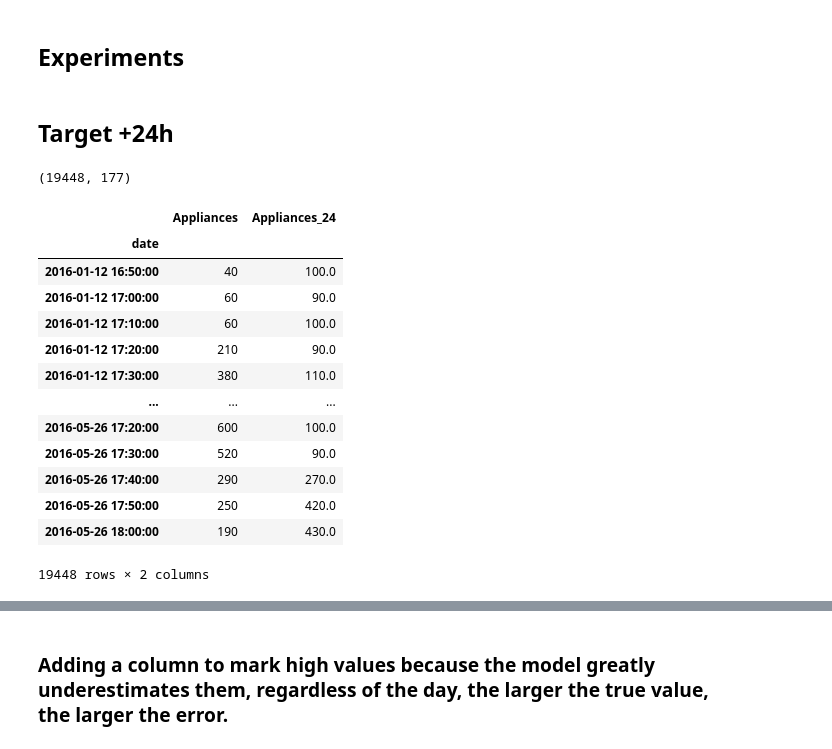
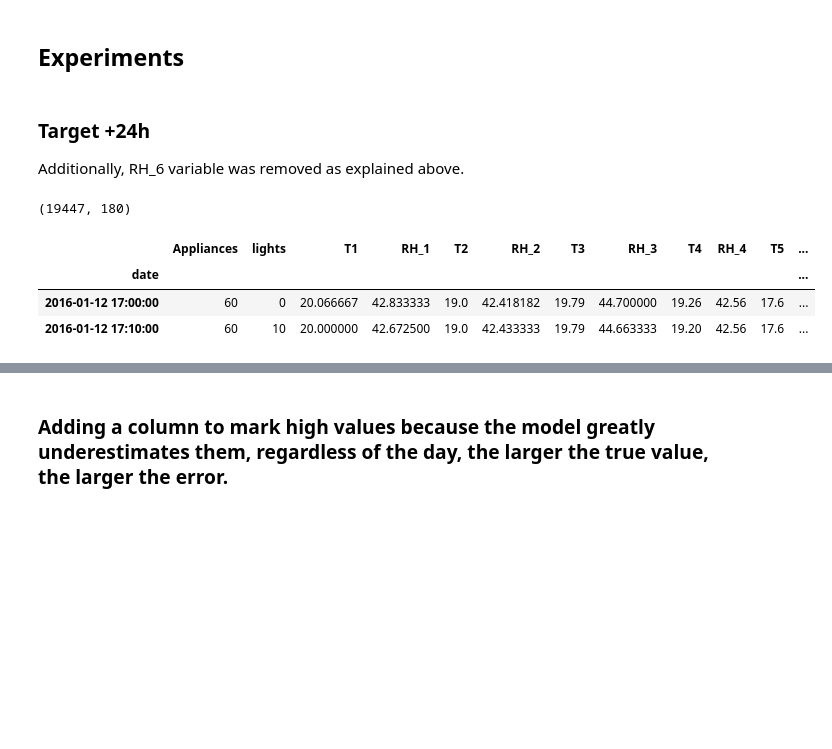
Before and after one commit to k-katarzyna/Appliances_Energy_Prediction, a Jupyter notebook: Appliances_energy_prediction/energy_main.ipynb, the cells around one changed output, grey strips where cells are left out. Saved outputs shown, nothing was run; the diff lists cells and outputs as text; code cells hidden in the pictures; blank space fills up the shorter version.

```diff
--- a/Appliances_energy_prediction/energy_main.ipynb
+++ b/Appliances_energy_prediction/energy_main.ipynb
@@ -111,6 +121,6 @@ Additionally, RH_6 variable was removed as explained above.
 # %%
-enhanced_data = add_datetime_features(data)
-enhanced_data.drop(["RH_6", "rv1", "rv2"], axis=1, inplace=True)
+enhancer = DataEnhancer(data)
+enhanced_data = enhancer.add_datetime_features().data
 
 enhanced_data.iloc[:,-8:].head(3)
 # %% [output]
@@ -180,34 +156,25 @@ plt.show()
 # data = data[~data.index.normalize().isin(days_to_remove)]
 # data
 # %% [markdown]
-## Target +24h
+### Target +24h
+
+Additionally, RH_6 variable was removed as explained above.
 # %%
-enhanced_data = add_datetime_features(data)
-enhanced_data.drop(["RH_6", "rv1", "rv2"], axis=1, inplace=True)
+data["Appliances_24"] = data.Appliances.shift(-24*6)
 
-enhanced_data["Appliances_24"] = enhanced_data.Appliances.shift(-24*6)
-enhanced_data.dropna(inplace=True)
-
-enhanced_data = add_lagged_features(enhanced_data, "Appliances", lag=1, how_many=24*6-1)
+enhanced_data = (enhancer
+                 .add_lagged_features("Appliances", lag=1, how_many=144)
+                 .drop_features("RH_6")
+                 .data)
 # %%
 enhanced_data.shape
 # %% [output]
-(19448, 177)
+(19447, 180)
 # %%
-enhanced_data.loc[:,["Appliances", "Appliances_24"]]
+enhanced_data.head(2)
 # %% [output]
-|  | Appliances | Appliances_24 |
-| date |  |  |
-| 2016-01-12 16:50:00 | 40 | 100.0 |
-| 2016-01-12 17:00:00 | 60 | 90.0 |
-| 2016-01-12 17:10:00 | 60 | 100.0 |
-| 2016-01-12 17:20:00 | 210 | 90.0 |
-| 2016-01-12 17:30:00 | 380 | 110.0 |
-| ... | ... | ... |
-| 2016-05-26 17:20:00 | 600 | 100.0 |
-| 2016-05-26 17:30:00 | 520 | 90.0 |
-| 2016-05-26 17:40:00 | 290 | 270.0 |
-| 2016-05-26 17:50:00 | 250 | 420.0 |
-| 2016-05-26 18:00:00 | 190 | 430.0 |
+|  | Appliances | lights | T1 | RH_1 | T2 | RH_2 | T3 | RH_3 | T4 | RH_4 | T5 | ... |
+| date |  |  |  |  |  |  |  |  |  |  |  | ... |
+| 2016-01-12 17:00:00 | 60 | 0 | 20.066667 | 42.833333 | 19.0 | 42.418182 | 19.79 | 44.700000 | 19.26 | 42.56 | 17.6 | ... |
+| 2016-01-12 17:10:00 | 60 | 10 | 20.000000 | 42.672500 | 19.0 | 42.433333 | 19.79 | 44.663333 | 19.20 | 42.56 | 17.6 | ... |
-19448 rows × 2 columns
 # %%
```
Also changed, not shown: parts of 24 cells of this notebook, 1 other file.
